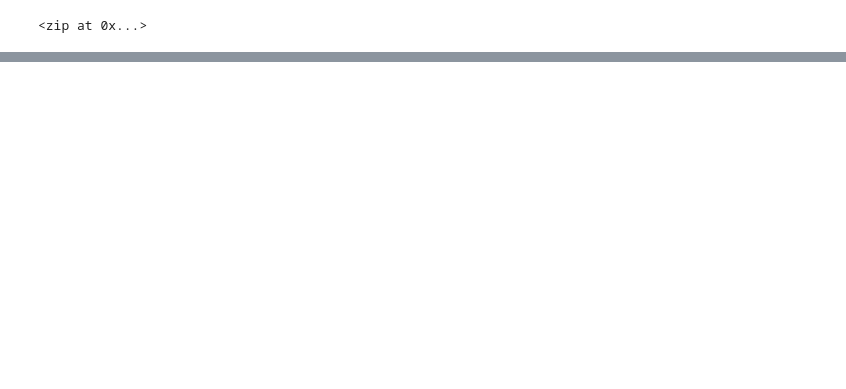
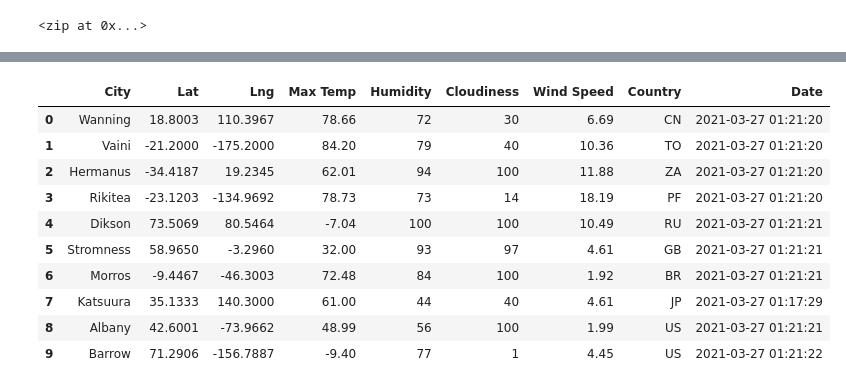
Before and after one commit to lynnokang/World_Weather_Analysis, a Jupyter notebook: WeatherPy.ipynb, the cells around one changed output, grey strips where cells are left out. Cells and saved outputs as stored; diff of their text form; code cells hidden in the pictures; blank space fills up the shorter version.

```diff
--- a/WeatherPy.ipynb
+++ b/WeatherPy.ipynb
@@ -5,0 +12,4 @@ import numpy as np
+# %%
+# Starting URL for Weather Map API Call.
+url = "http://api.openweathermap.org/data/2.5/weather?units=Imperial&APPID=" + weather_api_keys
+print(url)
@@ -56,0 +72,10 @@ len(cities)
+# %%
+# Create an empty list to hold the weather data.
+city_data = []
+# Print the beginning of the logging.
+print("Beginning Data Retrieval     ")
+print("-----------------------------")
+
+# Create counters.
+record_count = 1
+set_count = 1
@@ -56,0 +85,11 @@ len(cities)
+# %%
+# Loop through all the cities in our list.
+for i in range(len(cities)):
+
+    # Group cities in sets of 50 for logging purposes.
+    if (i % 50 == 0 and i >= 50):
+        set_count += 1
+        record_count = 1
+    # Create endpoint URL with each city.
+    city_url = url + "&q=" + cities[i]
+    city_data.append(city_url)
@@ -56,0 +188,16 @@ len(cities)
+# %%
+# Convert the array of dictionaries to a Pandas DataFrame.
+city_data_df = pd.DataFrame(city_list)
+city_data_df.head(10)
+# %% [output]
+|  | City | Lat | Lng | Max Temp | Humidity | Cloudiness | Wind Speed | Country | Date |
+| 0 | Wanning | 18.8003 | 110.3967 | 78.66 | 72 | 30 | 6.69 | CN | 2021-03-27 01:21:20 |
+| 1 | Vaini | -21.2000 | -175.2000 | 84.20 | 79 | 40 | 10.36 | TO | 2021-03-27 01:21:20 |
+| 2 | Hermanus | -34.4187 | 19.2345 | 62.01 | 94 | 100 | 11.88 | ZA | 2021-03-27 01:21:20 |
+| 3 | Rikitea | -23.1203 | -134.9692 | 78.73 | 73 | 14 | 18.19 | PF | 2021-03-27 01:21:20 |
+| 4 | Dikson | 73.5069 | 80.5464 | -7.04 | 100 | 100 | 10.49 | RU | 2021-03-27 01:21:21 |
+| 5 | Stromness | 58.9650 | -3.2960 | 32.00 | 93 | 97 | 4.61 | GB | 2021-03-27 01:21:21 |
+| 6 | Morros | -9.4467 | -46.3003 | 72.48 | 84 | 100 | 1.92 | BR | 2021-03-27 01:21:21 |
+| 7 | Katsuura | 35.1333 | 140.3000 | 61.00 | 44 | 40 | 4.61 | JP | 2021-03-27 01:17:29 |
+| 8 | Albany | 42.6001 | -73.9662 | 48.99 | 56 | 100 | 1.99 | US | 2021-03-27 01:21:21 |
+| 9 | Barrow | 71.2906 | -156.7887 | -9.40 | 77 | 1 | 4.45 | US | 2021-03-27 01:21:22 |
```
Also changed, not shown: parts of 11 cells of this notebook, 25 other files.
